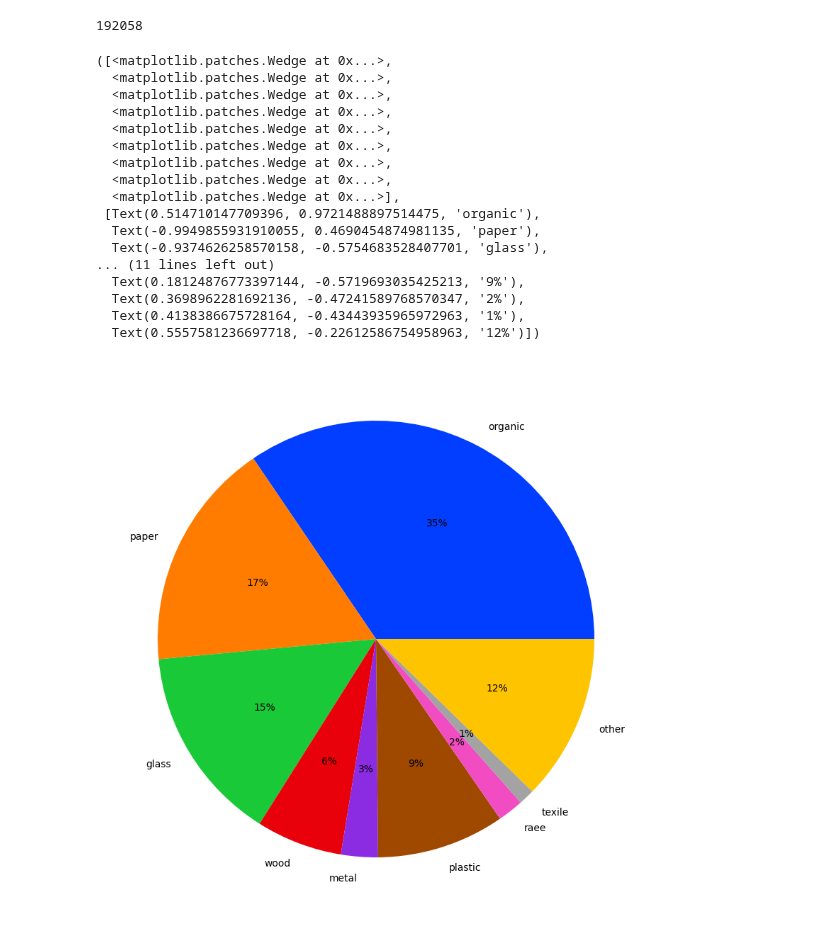
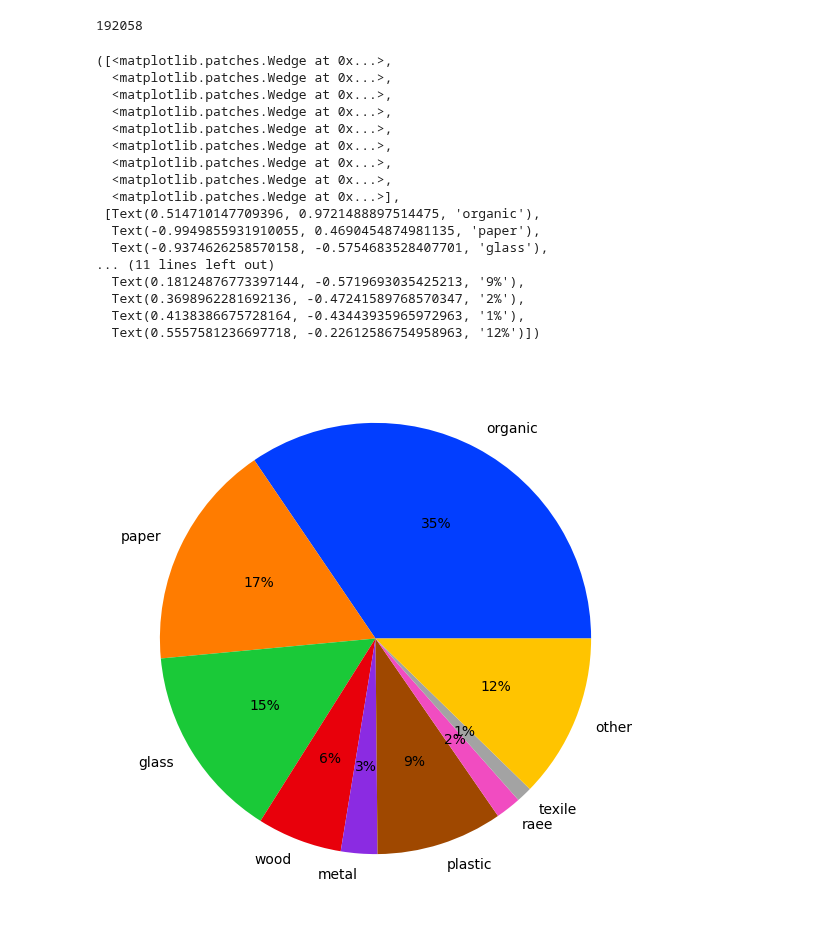
Before and after one commit to Gourav052003/Machine-Learning-Solutions-for-Predicting-Municipal-Waste-Costs-and-Sustainable-Resource-Management, a Jupyter notebook: Impact Analysis/Waste Generation.ipynb, the cells around one changed output. Saved outputs shown, nothing was run; the diff lists cells and outputs as text; code cells hidden in the pictures.

```diff
--- a/Impact Analysis/Waste Generation.ipynb
+++ b/Impact Analysis/Waste Generation.ipynb
@@ -93,27 +93,27 @@ round(numerical_df["wden"].mean()) # Average Waste per km2
 # %% [output]
 192058
 # %%
-plt.figure(figsize=(10,10))
+plt.figure(figsize=(7,7))
 data = numerical_df[["organic","paper","glass","wood","metal","plastic","raee","texile","other"]].describe().loc["mean"]
 palette_color = sns.color_palette('bright')
-plt.pie(data,labels = data.index,colors=palette_color,autopct='%.0f%%')
+plt.pie(data,labels = data.index,colors=palette_color,autopct='%.0f%%',)
 # %% [output]
 ([<matplotlib.patches.Wedge at 0x...>,
   <matplotlib.patches.Wedge at 0x...>,
   <matplotlib.patches.Wedge at 0x...>,
   <matplotlib.patches.Wedge at 0x...>,
   <matplotlib.patches.Wedge at 0x...>,
   <matplotlib.patches.Wedge at 0x...>,
   <matplotlib.patches.Wedge at 0x...>,
   <matplotlib.patches.Wedge at 0x...>,
   <matplotlib.patches.Wedge at 0x...>],
  [Text(0.514710147709396, 0.9721488897514475, 'organic'),
   Text(-0.9949855931910055, 0.4690454874981135, 'paper'),
   Text(-0.9374626258570158, -0.5754683528407701, 'glass'),
 ... (11 lines left out)
   Text(0.18124876773397144, -0.5719693035425213, '9%'),
   Text(0.3698962281692136, -0.47241589768570347, '2%'),
   Text(0.4138386675728164, -0.43443935965972963, '1%'),
   Text(0.5557581236697718, -0.22612586754958963, '12%')])
-[figure, old version]
+[figure, new version]
 # %%
```
Also changed, not shown: parts of 3 cells of this notebook, 1 other file.
